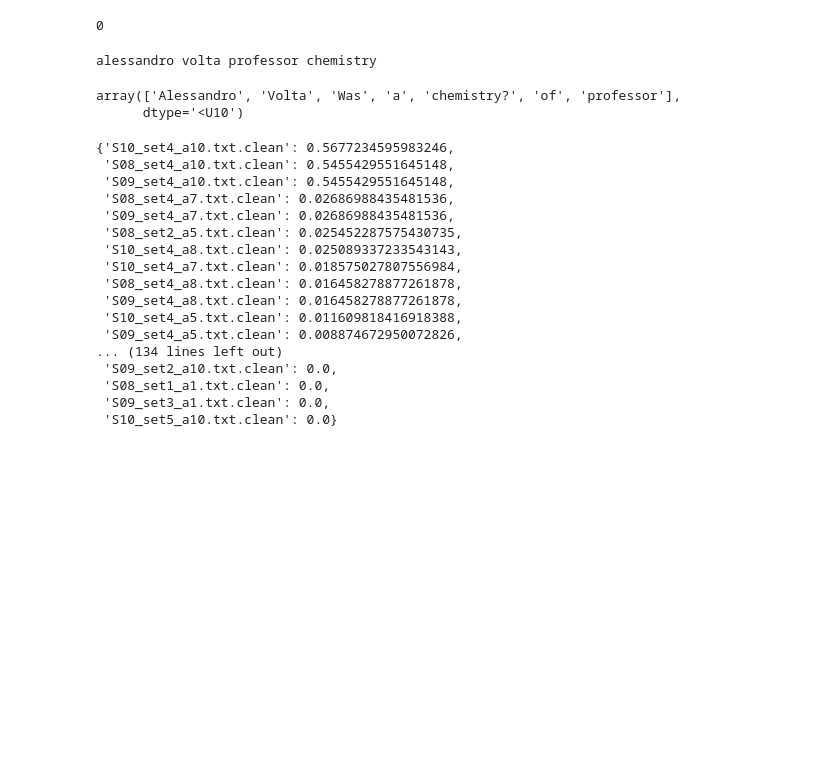
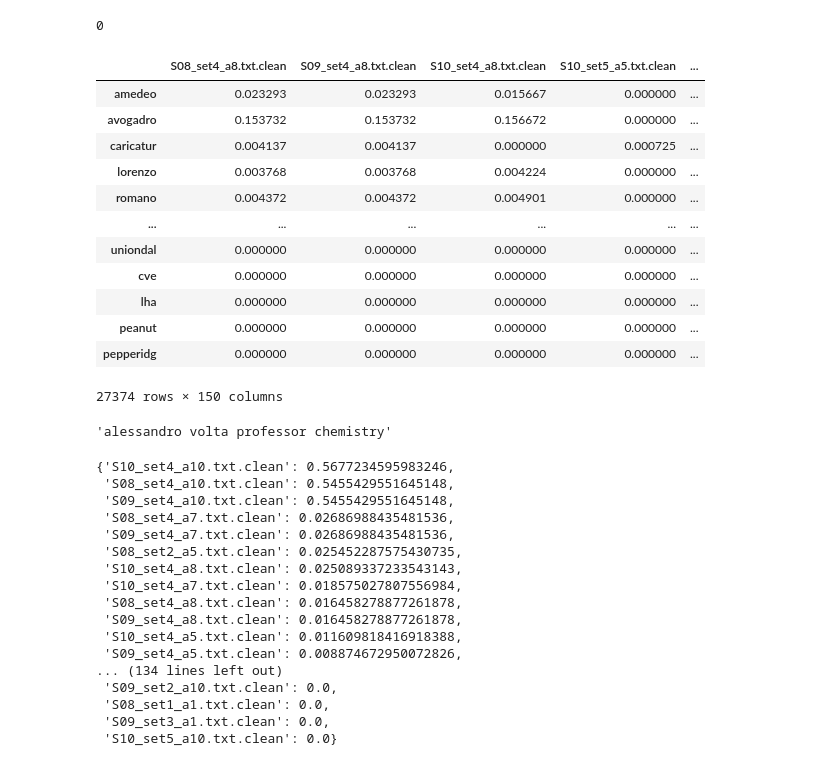
Before and after one commit to ginawelsh/RAGTinyLlama, a Jupyter notebook: baseline_tf_idf.ipynb, the cells around one changed output. Saved outputs shown, nothing was run; the diff lists cells and outputs as text; code cells hidden in the pictures; blank space fills up the shorter version.

```diff
--- a/baseline_tf_idf.ipynb
+++ b/baseline_tf_idf.ipynb
@@ -99,0 +137,16 @@ document_frequency
+# %%
+# output document frequency to json file
+
+import json
+
+with open('document_frequency.json', 'w') as json_file:
+    json.dump(document_frequency, json_file)
+# %%
+# alternative code (to speed things up): load document frequency from json file
+
+with open('document_frequency.json', 'r') as json_file:
+    document_frequency = json.load(json_file)
+
+#document_freq_df = pd.DataFrame(list(data.items()), columns=['word', 'count'])
+
+document_frequency
@@ -202,3 +276,19 @@ tf_idf_docs_vector.to_csv("tfidf_output_FINAL.csv")
+# %%
+tf_idf_docs_vector
+# %% [output]
+|  | S08_set4_a8.txt.clean | S09_set4_a8.txt.clean | S10_set4_a8.txt.clean | S10_set5_a5.txt.clean | ... |
+| amedeo | 0.023293 | 0.023293 | 0.015667 | 0.000000 | ... |
+| avogadro | 0.153732 | 0.153732 | 0.156672 | 0.000000 | ... |
+| caricatur | 0.004137 | 0.004137 | 0.000000 | 0.000725 | ... |
+| lorenzo | 0.003768 | 0.003768 | 0.004224 | 0.000000 | ... |
+| romano | 0.004372 | 0.004372 | 0.004901 | 0.000000 | ... |
+| ... | ... | ... | ... | ... | ... |
+| uniondal | 0.000000 | 0.000000 | 0.000000 | 0.000000 | ... |
+| cve | 0.000000 | 0.000000 | 0.000000 | 0.000000 | ... |
+| lha | 0.000000 | 0.000000 | 0.000000 | 0.000000 | ... |
+| peanut | 0.000000 | 0.000000 | 0.000000 | 0.000000 | ... |
+| pepperidg | 0.000000 | 0.000000 | 0.000000 | 0.000000 | ... |
+27374 rows × 150 columns
 # %%
 # process query
 
@@ -209,15 +299,10 @@ def process_query(query):
     return query
 
 test_query = "Was Alessandro Volta a professor of chemistry?"
-print(process_query(test_query))
 
-split_query = np.unique(test_query.split())
-
-split_query
+process_query(test_query)
 # %% [output]
-alessandro volta professor chemistry
+'alessandro volta professor chemistry'
-array(['Alessandro', 'Volta', 'Was', 'a', 'chemistry?', 'of', 'professor'],
-      dtype='<U10')
 # %%
 # PROCESS USER QUERY
 
```
Also changed, not shown: parts of 7 cells of this notebook, 3 other files.
